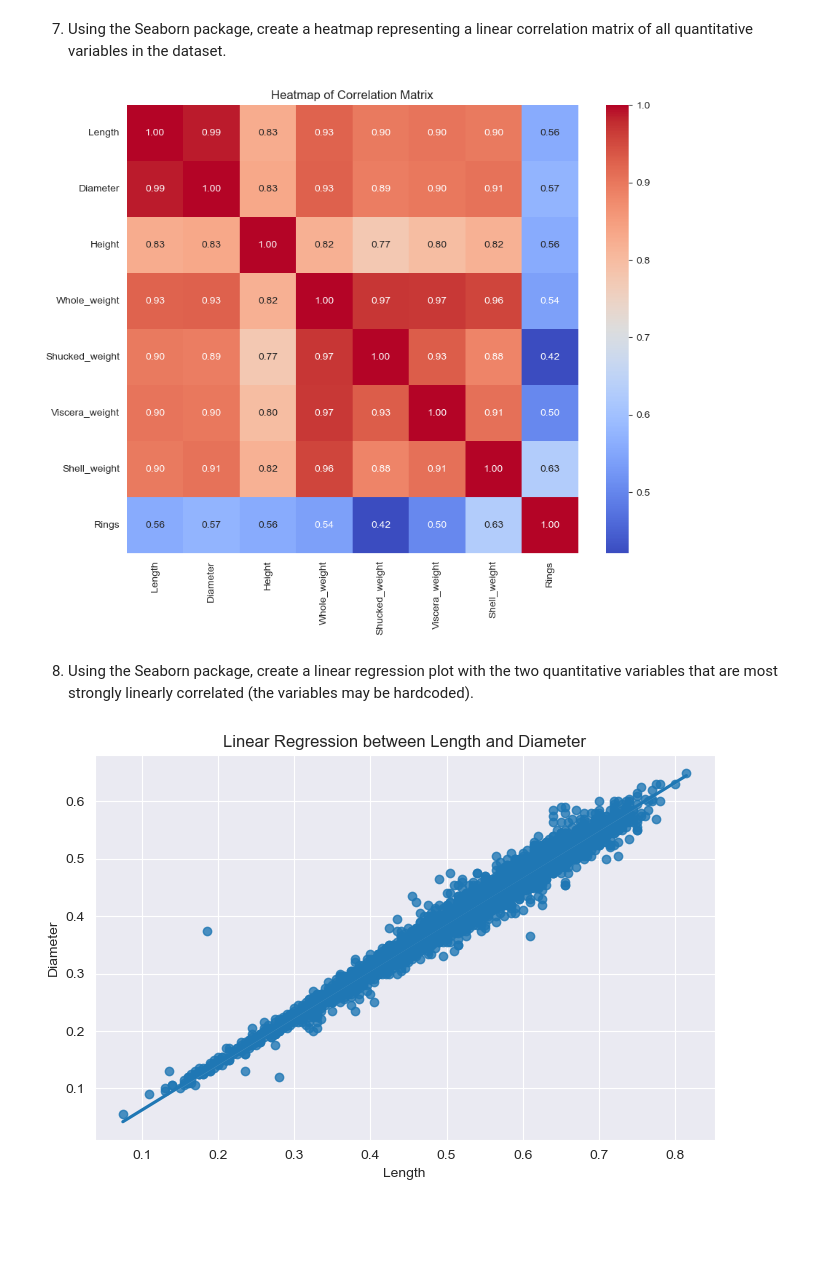
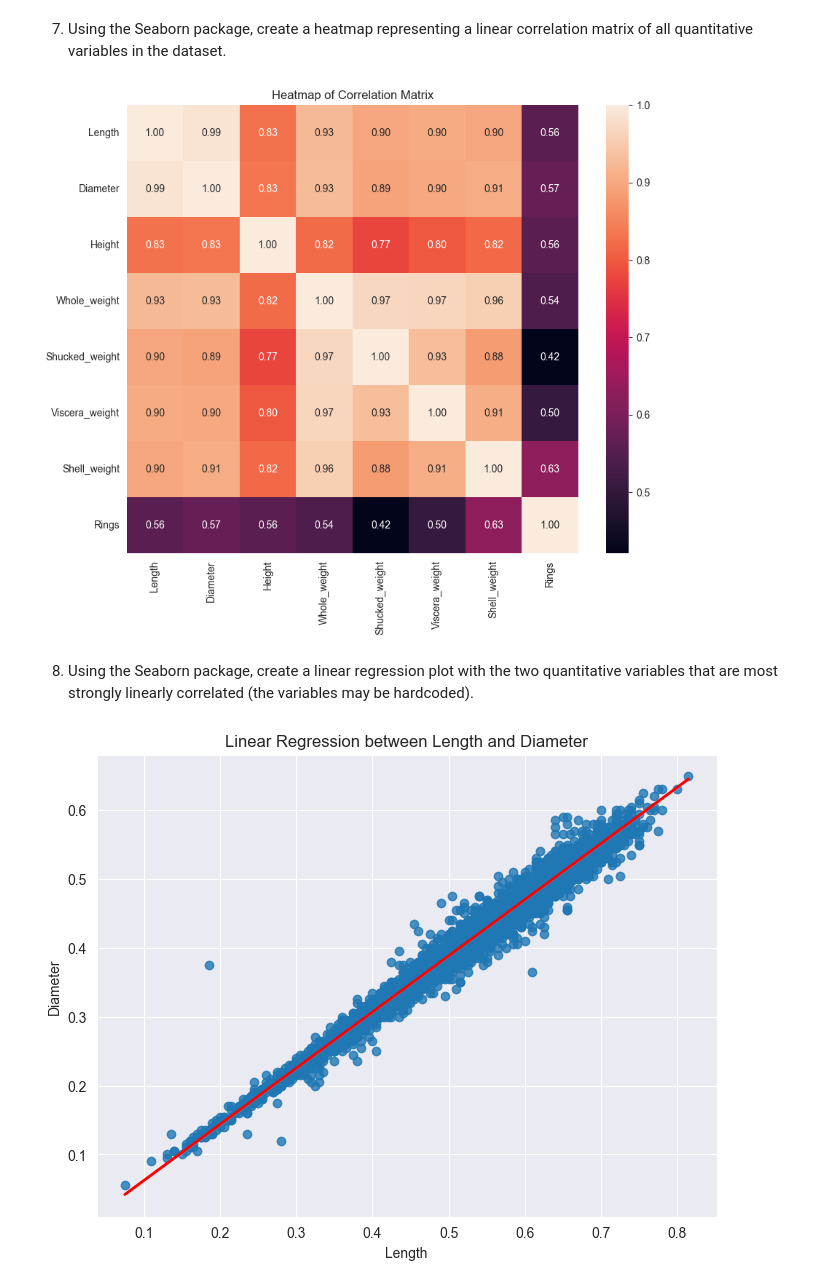
Before and after one commit to 247751mo/Assignment1_MO_MS, a Jupyter notebook: analysis.ipynb, the cells around one changed output. Saved outputs shown, nothing was run; the diff lists cells and outputs as text; code cells hidden in the pictures; blank space fills up the shorter version.

```diff
--- a/analysis.ipynb
+++ b/analysis.ipynb
@@ -119,23 +115,23 @@ correlation_matrix
 7. Using the Seaborn package, create a heatmap representing a linear correlation matrix of all quantitative variables in the dataset.
 # %%
 plt.figure(figsize=(10, 8))
-sns.heatmap(correlation_matrix, annot=True, cmap='coolwarm', fmt='.2f')
+sns.heatmap(correlation_matrix, annot=True, fmt='.2f')
 plt.title("Heatmap of Correlation Matrix")
 plt.show()
 # %% [output]
-[figure, old version]
+[figure, new version]
 # %% [markdown]
 8. Using the Seaborn package, create a linear regression plot with the two quantitative variables that are most strongly linearly correlated (the variables may be hardcoded).
 # %%
 corr_pairs = correlation_matrix.unstack()
 strongest_pair = corr_pairs[corr_pairs != 1].idxmax()
-var1, var2 = strongest_pair
+variable1, variable2 = strongest_pair
 
-plt.figure(figsize=(8, 5))
-sns.regplot(x=var1, y=var2, data=quantitative_data)
-plt.title(f"Linear Regression between {var1} and {var2}")
-plt.xlabel(var1)
-plt.ylabel(var2)
+plt.figure(figsize=(8, 6))
+sns.regplot(x=variable1, y=variable2, data=quantitative_data, line_kws={'color': 'red', 'linewidth': 2})
+plt.title(f"Linear Regression between {variable1} and {variable2}")
+plt.xlabel(variable1)
+plt.ylabel(variable2)
 plt.show()
 # %% [output]
-[figure, old version]
+[figure, new version]
```
Also changed, not shown: parts of 7 cells of this notebook.
